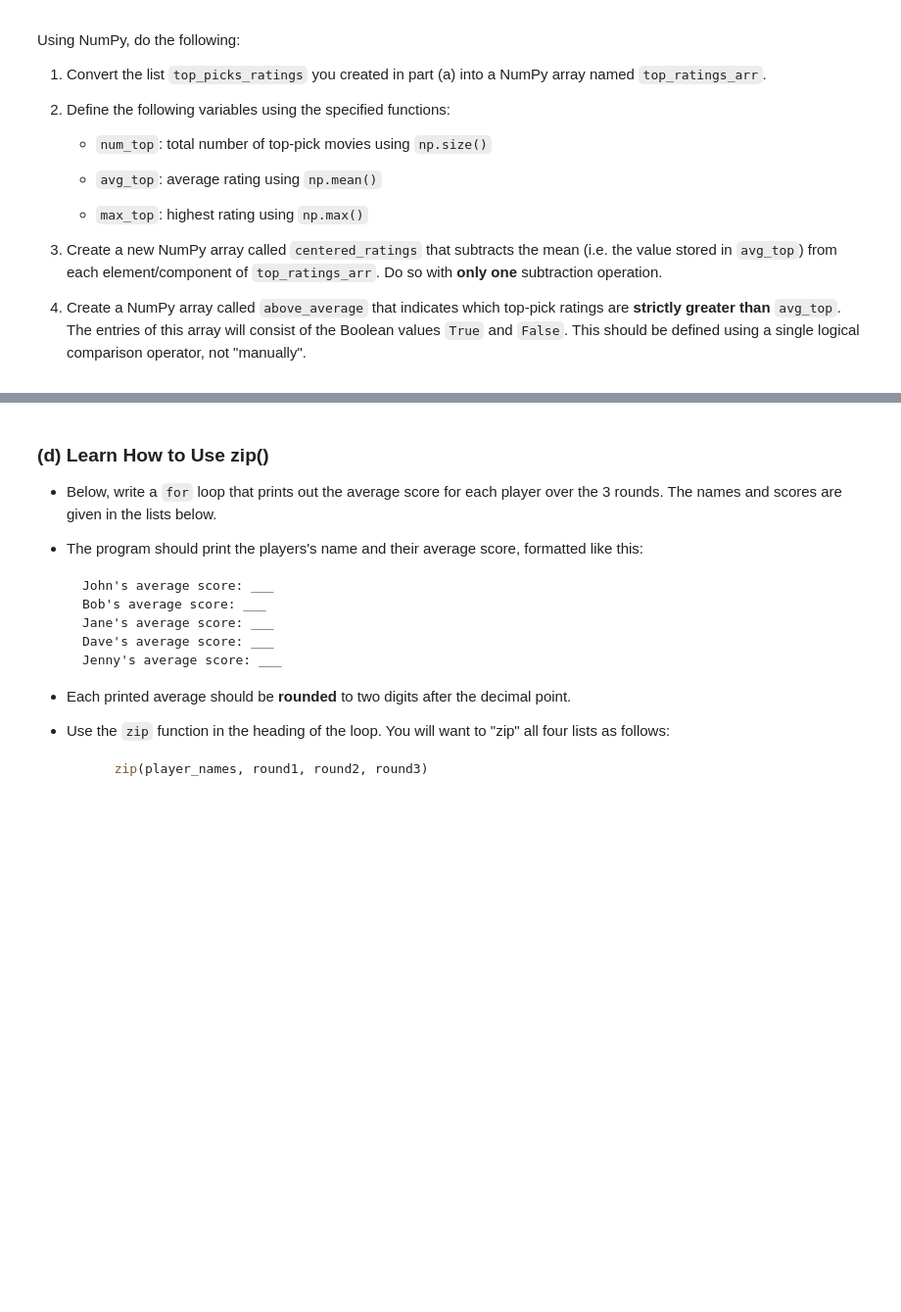
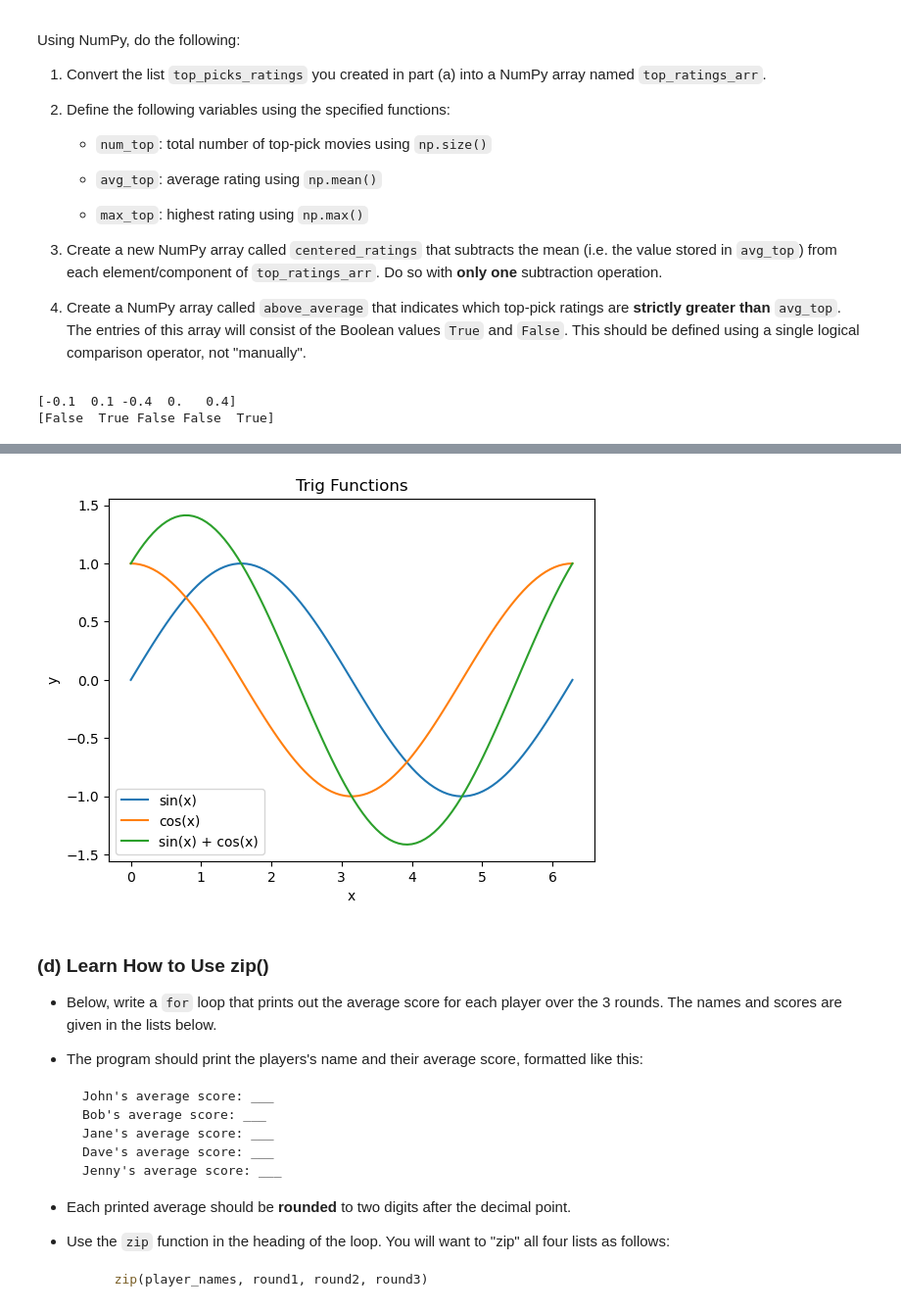
Before and after one commit to wkdduswo/datasci151spring2026, a Jupyter notebook: _assignments/assignment_4/Assignment4.ipynb, the cells around one changed output, grey strips where cells are left out. Shown at 98% size. Cells and saved outputs as stored; diff of their text form; code cells hidden in the pictures; blank space fills up the shorter version.

```diff
--- a/_assignments/assignment_4/Assignment4.ipynb
+++ b/_assignments/assignment_4/Assignment4.ipynb
@@ -83,8 +83,19 @@ num_top = np.size(top_ratings_arr)
 avg_top = np.mean(top_ratings_arr)
 max_top = np.max(top_ratings_arr)
 
-for
 centered_ratings = np.array([])
+above_average = np.array([], dtype = bool)
+
+
+for ratings in top_ratings_arr:
+    centered_ratings = np.append(centered_ratings, ratings - avg_top)
+    above_average = np.append(above_average, ratings > avg_top)
+
+print(centered_ratings)
+print(above_average)
+# %% [output]
+[-0.1  0.1 -0.4  0.   0.4]
+[False  True False False  True]
 # %% [markdown]
 ### **(c)** For-loops + Plotting
 
@@ -109,3 +118,21 @@ centered_ratings = np.array([])
+# %%
+# Write your answer here
+vec_x = np.array(np.linspace(0, np.pi*2, num=100))
+vec_y1 = np.sin(vec_x)
+vec_y2 = np.cos(vec_x)
+vec_y3 = np.sin(vec_x) + np.cos(vec_x)
+
+list_vectors = [vec_y1, vec_y2, vec_y3]
+
+for vec in list_vectors:
+    plt.plot(vec_x, vec)
+plt.xlabel("x")
+plt.ylabel("y")
+plt.title("Trig Functions")
+plt.legend(["sin(x)", "cos(x)", "sin(x) + cos(x)"])
+plt.show()
+# %% [output]
+[figure, added]
 # %% [markdown]
 ### **(d)** Learn How to Use zip()
 
```
Also changed, not shown: parts of 1 cell of this notebook.
